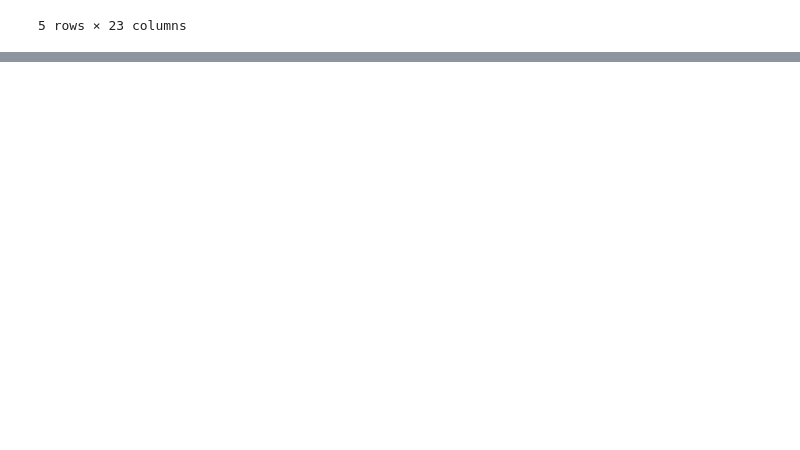
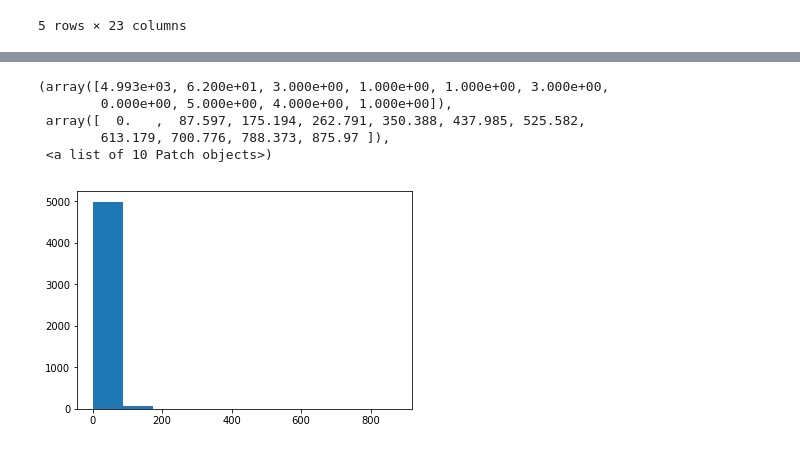
Before and after one commit to itsmemala/Airbnb, a Jupyter notebook: Recommendation/LightFM.ipynb, the cells around one changed output, grey strips where cells are left out. Drawn from its saved outputs; the diff is of its cells as text; code cells hidden in the pictures; blank space fills up the shorter version.

```diff
--- a/Recommendation/LightFM.ipynb
+++ b/Recommendation/LightFM.ipynb
@@ -360,0 +165,9 @@ for c in text_c:
+# %%
+plt.hist(listing_profile_text['security_deposit (% of price)']) #4 bins
+# %% [output]
+(array([4.993e+03, 6.200e+01, 3.000e+00, 1.000e+00, 1.000e+00, 3.000e+00,
+        0.000e+00, 5.000e+00, 4.000e+00, 1.000e+00]),
+ array([  0.   ,  87.597, 175.194, 262.791, 350.388, 437.985, 525.582,
+        613.179, 700.776, 788.373, 875.97 ]),
+ <a list of 10 Patch objects>)
+[figure, added]
```
Also changed, not shown: parts of 77 cells of this notebook.
